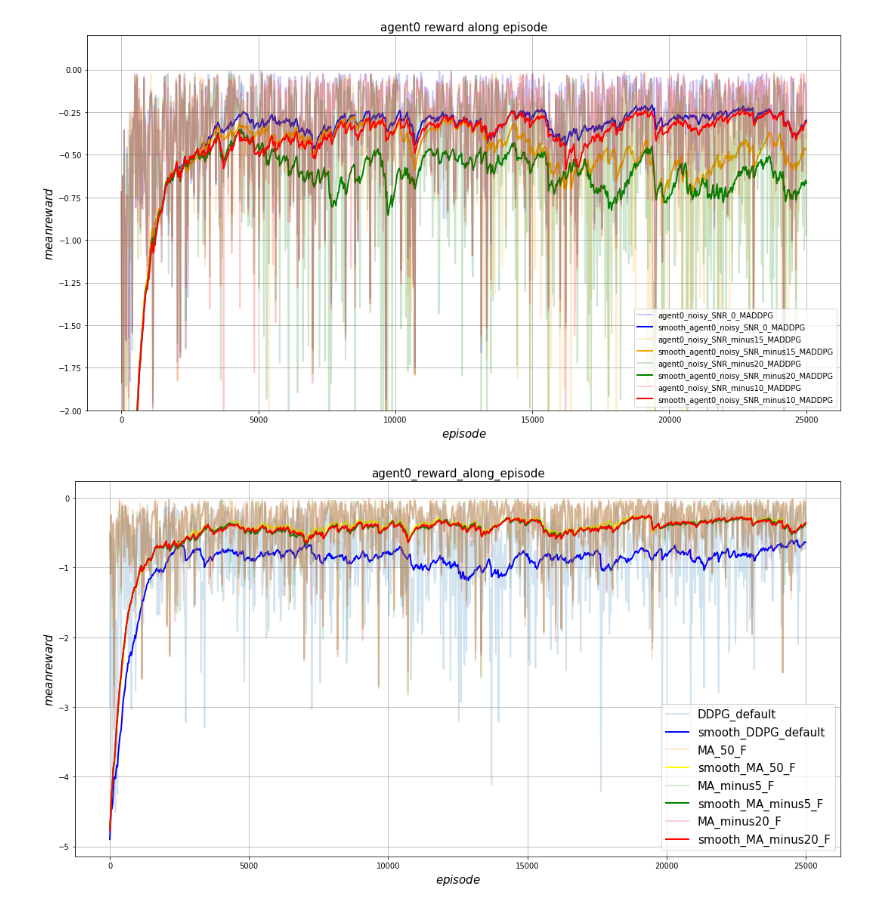
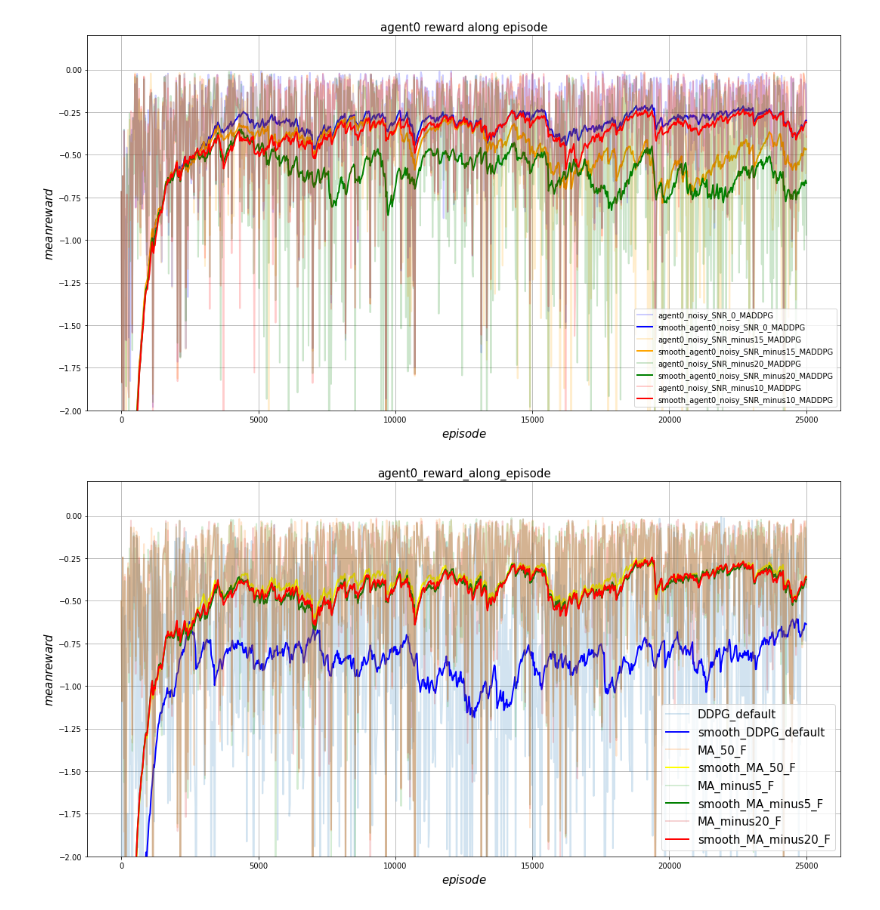
Before and after one commit to Joshua-Ren/maddpg-again, a Jupyter notebook: 画图.ipynb, the cells around one changed output. Saved outputs shown, nothing was run; the diff lists cells and outputs as text; code cells hidden in the pictures.

Commit message:
add ylim

```diff
--- a/画图.ipynb
+++ b/画图.ipynb
@@ -214,34 +214,35 @@ y8 = smooth_MA_minus20_F
 fig_size = (15, 8)
 # Set figure size in inches (width, height)
 fig = plt.figure(figsize=fig_size)
 # # Create a new figure object
 ax = fig.add_subplot(1, 1, 1)
 # # Add a single axes to the figure
 # # Plot lines giving each a label for the legend and setting line width to 2
 ax.plot(x, y1, linewidth=2, label='DDPG_default',alpha=0.2)
 ax.plot(x, y2, linewidth=2, label='smooth_DDPG_default',color='blue')
 ax.plot(x, y3, linewidth=2, label='MA_50_F',alpha=0.2)
 ax.plot(x, y4, linewidth=2, label='smooth_MA_50_F',color='yellow')
 ax.plot(x, y5, linewidth=2, label='MA_minus5_F',alpha=0.2)
 ax.plot(x, y6, linewidth=2, label='smooth_MA_minus5_F',color = 'green')
 ax.plot(x, y7, linewidth=2, label='MA_minus20_F',alpha=0.2)
 ax.plot(x, y8, linewidth=2, label='smooth_MA_minus20_F',color = 'red')
 
 
 # # Set the axes labels. Can use LaTeX in labels within $...$ delimiters.
 ax.set_xlabel('$episode$', fontsize=15)
 ax.set_ylabel('$mean reward$', fontsize=15)
 ax.set_title('agent0_reward_along_episode', fontsize=15)
 ax.grid('on')
+plt.ylim(-2,0.2)
 # # Turn axes grid on
 ax.legend(fontsize=15)
 # # Add a legend
 fig.tight_layout()
 # This minimises whitespace around the axes.
 # fig.savefig("compare_max_avg_acc_error.pdf")
 # Save figure to current directory in PDF format
 # %% [output]
-[figure, old version]
+[figure, new version]
 # %%
 # Generate some example data to plot
 x = np.linspace(0,25000,1000)
```
Also changed, not shown: parts of 1 cell of this notebook, 1 other file.
